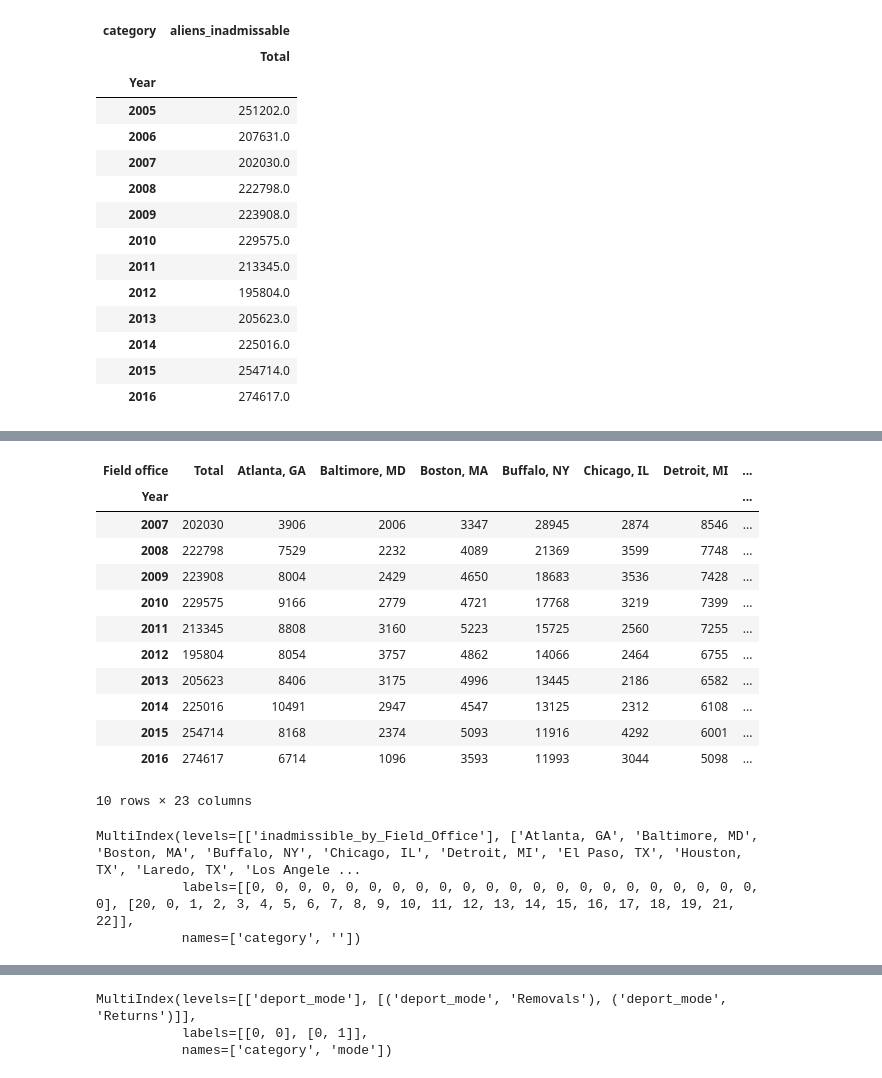
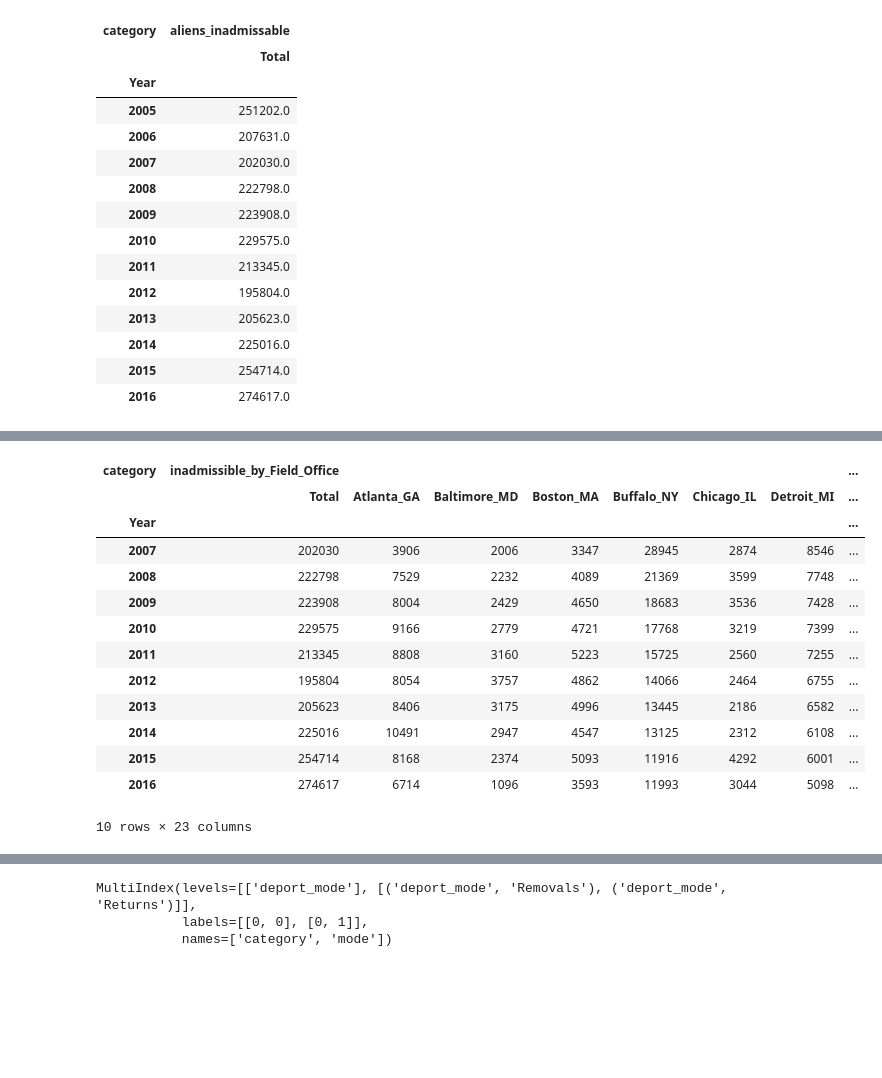
Before and after one commit to MattTriano/data_preprocess, a Jupyter notebook: imm_enforcement/Immigration_Enforcement_preprocessor.ipynb, the cells around one changed output, grey strips where cells are left out. Drawn from its saved outputs; the diff is of its cells as text; code cells hidden in the pictures; blank space fills up the shorter version.

```diff
--- a/imm_enforcement/Immigration_Enforcement_preprocessor.ipynb
+++ b/imm_enforcement/Immigration_Enforcement_preprocessor.ipynb
@@ -252,18 +375,5 @@ df_38_T = df_38.transpose()
 df_38_T.index.name = 'Year'
 df_38_T.columns = df_38_T.iloc[0]
 df_38_T.drop('Field office', inplace=True)
-df_38_T
+df_38_T.columns = [x.replace(',', '_').replace(' ','_').replace('__','_') for x in list(df_38_T.columns)]
+# df_38_T
-# %% [output]
-| Field office | Total | Atlanta, GA | Baltimore, MD | Boston, MA | Buffalo, NY | Chicago, IL | Detroit, MI | ... |
-| Year |  |  |  |  |  |  |  | ... |
-| 2007 | 202030 | 3906 | 2006 | 3347 | 28945 | 2874 | 8546 | ... |
-| 2008 | 222798 | 7529 | 2232 | 4089 | 21369 | 3599 | 7748 | ... |
-| 2009 | 223908 | 8004 | 2429 | 4650 | 18683 | 3536 | 7428 | ... |
-| 2010 | 229575 | 9166 | 2779 | 4721 | 17768 | 3219 | 7399 | ... |
-| 2011 | 213345 | 8808 | 3160 | 5223 | 15725 | 2560 | 7255 | ... |
-| 2012 | 195804 | 8054 | 3757 | 4862 | 14066 | 2464 | 6755 | ... |
-| 2013 | 205623 | 8406 | 3175 | 4996 | 13445 | 2186 | 6582 | ... |
-| 2014 | 225016 | 10491 | 2947 | 4547 | 13125 | 2312 | 6108 | ... |
-| 2015 | 254714 | 8168 | 2374 | 5093 | 11916 | 4292 | 6001 | ... |
-| 2016 | 274617 | 6714 | 1096 | 3593 | 11993 | 3044 | 5098 | ... |
-10 rows × 23 columns
@@ -270,8 +382,20 @@ df_38_T
 # %%
-cat = ['inadmissible_by_Field_Office'] * 23
+cat = ['inadmissible_by_Field_Office'] * df_38_T.shape[1]
 cols = pd.MultiIndex.from_arrays([cat,list(df_38_T.columns.values)], names=['category', ''])
-cols
+df_38_T.columns = cols
+df_38_T
 # %% [output]
+| category | inadmissible_by_Field_Office |  |  |  |  |  |  | ... |
+|  | Total | Atlanta_GA | Baltimore_MD | Boston_MA | Buffalo_NY | Chicago_IL | Detroit_MI | ... |
+| Year |  |  |  |  |  |  |  | ... |
+| 2007 | 202030 | 3906 | 2006 | 3347 | 28945 | 2874 | 8546 | ... |
+| 2008 | 222798 | 7529 | 2232 | 4089 | 21369 | 3599 | 7748 | ... |
+| 2009 | 223908 | 8004 | 2429 | 4650 | 18683 | 3536 | 7428 | ... |
+| 2010 | 229575 | 9166 | 2779 | 4721 | 17768 | 3219 | 7399 | ... |
+| 2011 | 213345 | 8808 | 3160 | 5223 | 15725 | 2560 | 7255 | ... |
+| 2012 | 195804 | 8054 | 3757 | 4862 | 14066 | 2464 | 6755 | ... |
+| 2013 | 205623 | 8406 | 3175 | 4996 | 13445 | 2186 | 6582 | ... |
+| 2014 | 225016 | 10491 | 2947 | 4547 | 13125 | 2312 | 6108 | ... |
+| 2015 | 254714 | 8168 | 2374 | 5093 | 11916 | 4292 | 6001 | ... |
+| 2016 | 274617 | 6714 | 1096 | 3593 | 11993 | 3044 | 5098 | ... |
-MultiIndex(levels=[['inadmissible_by_Field_Office'], ['Atlanta, GA', 'Baltimore, MD', 'Boston, MA', 'Buffalo, NY', 'Chicago, IL', 'Detroit, MI', 'El Paso, TX', 'Houston, TX', 'Laredo, TX', 'Los Angele ...
-           labels=[[0, 0, 0, 0, 0, 0, 0, 0, 0, 0, 0, 0, 0, 0, 0, 0, 0, 0, 0, 0, 0, 0, 0], [20, 0, 1, 2, 3, 4, 5, 6, 7, 8, 9, 10, 11, 12, 13, 14, 15, 16, 17, 18, 19, 21, 22]],
-           names=['category', ''])
+10 rows × 23 columns
```
Also changed, not shown: parts of 32 cells of this notebook.
